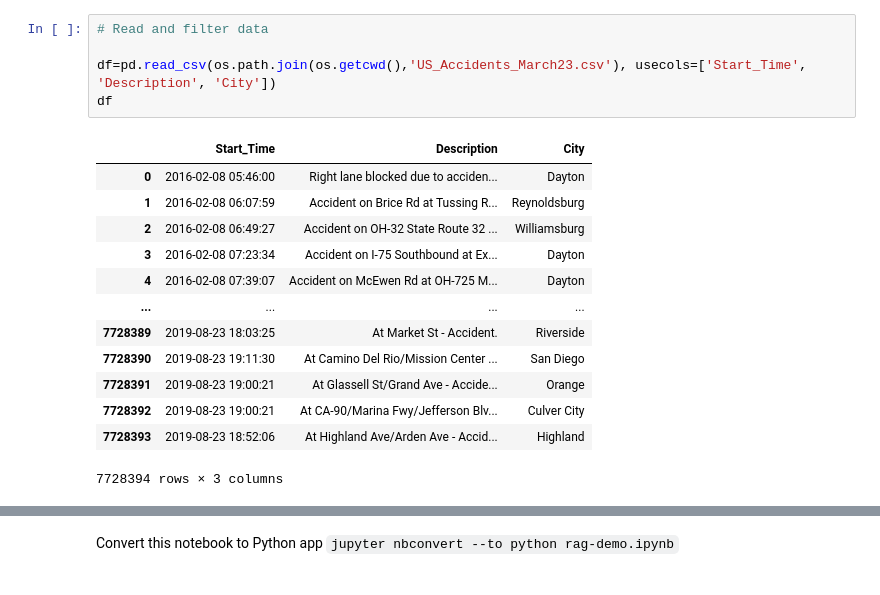
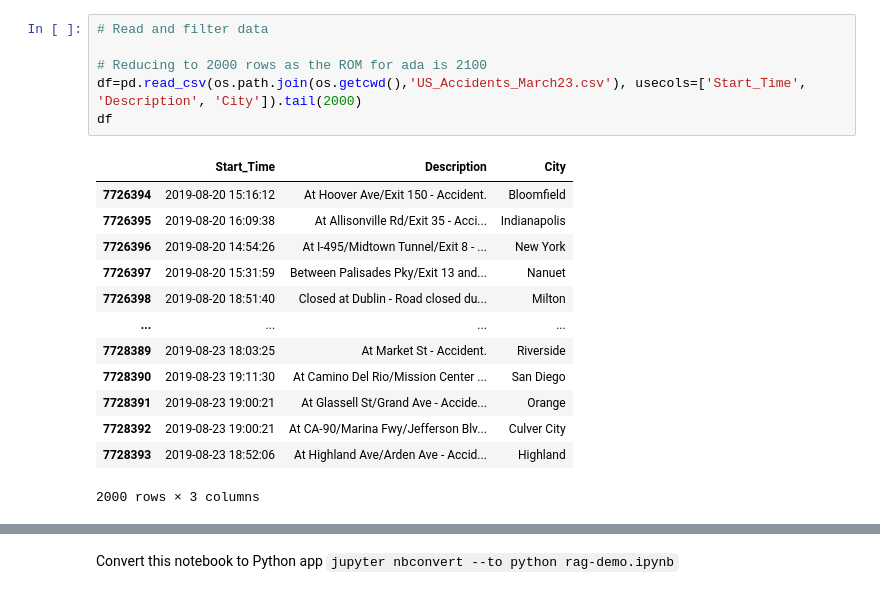
Before and after one commit to jimmyshah83/openai-rag-accidents-demo, a Jupyter notebook: rag-demo.ipynb, the cells around one changed output, grey strips where cells are left out. Cells and saved outputs as stored; diff of their text form.

```diff
--- a/rag-demo.ipynb
+++ b/rag-demo.ipynb
@@ -17,22 +33,23 @@ import pandas as pd
 # %%
 # Read and filter data
 
-df=pd.read_csv(os.path.join(os.getcwd(),'US_Accidents_March23.csv'), usecols=['Start_Time', 'Description', 'City'])
+# Reducing to 2000 rows as the ROM for ada is 2100
+df=pd.read_csv(os.path.join(os.getcwd(),'US_Accidents_March23.csv'), usecols=['Start_Time', 'Description', 'City']).tail(2000)
 df
 # %% [output]
 |  | Start_Time | Description | City |
-| 0 | 2016-02-08 05:46:00 | Right lane blocked due to acciden... | Dayton |
-| 1 | 2016-02-08 06:07:59 | Accident on Brice Rd at Tussing R... | Reynoldsburg |
-| 2 | 2016-02-08 06:49:27 | Accident on OH-32 State Route 32 ... | Williamsburg |
-| 3 | 2016-02-08 07:23:34 | Accident on I-75 Southbound at Ex... | Dayton |
-| 4 | 2016-02-08 07:39:07 | Accident on McEwen Rd at OH-725 M... | Dayton |
+| 7726394 | 2019-08-20 15:16:12 | At Hoover Ave/Exit 150 - Accident. | Bloomfield |
+| 7726395 | 2019-08-20 16:09:38 | At Allisonville Rd/Exit 35 - Acci... | Indianapolis |
+| 7726396 | 2019-08-20 14:54:26 | At I-495/Midtown Tunnel/Exit 8 - ... | New York |
+| 7726397 | 2019-08-20 15:31:59 | Between Palisades Pky/Exit 13 and... | Nanuet |
+| 7726398 | 2019-08-20 18:51:40 | Closed at Dublin - Road closed du... | Milton |
 | ... | ... | ... | ... |
 | 7728389 | 2019-08-23 18:03:25 | At Market St - Accident. | Riverside |
 | 7728390 | 2019-08-23 19:11:30 | At Camino Del Rio/Mission Center ... | San Diego |
 | 7728391 | 2019-08-23 19:00:21 | At Glassell St/Grand Ave - Accide... | Orange |
 | 7728392 | 2019-08-23 19:00:21 | At CA-90/Marina Fwy/Jefferson Blv... | Culver City |
 | 7728393 | 2019-08-23 18:52:06 | At Highland Ave/Arden Ave - Accid... | Highland |
-7728394 rows × 3 columns
+2000 rows × 3 columns
 # %%
 # Clean data
 
```
Also changed, not shown: parts of 13 cells of this notebook, 1 other file.
